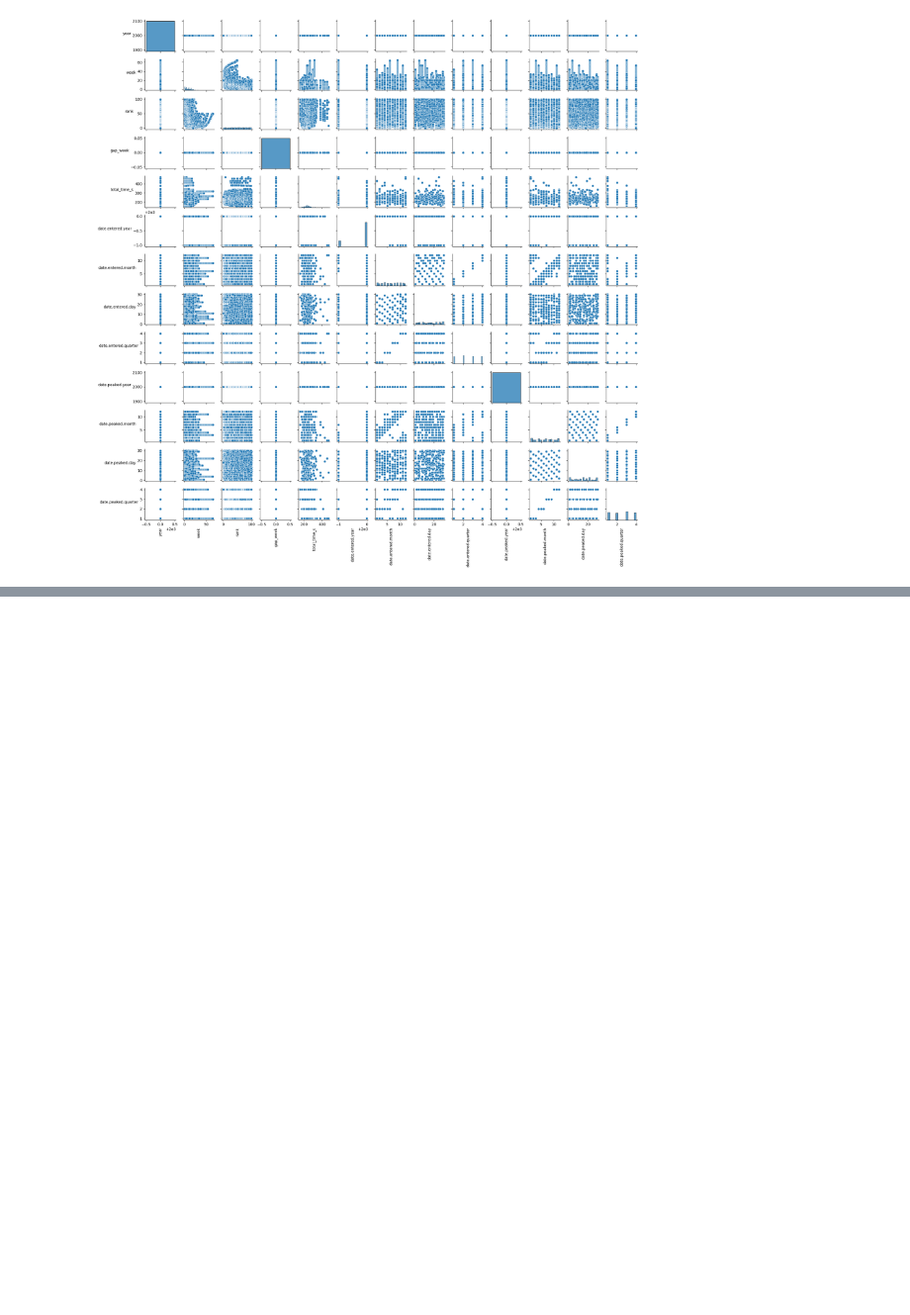
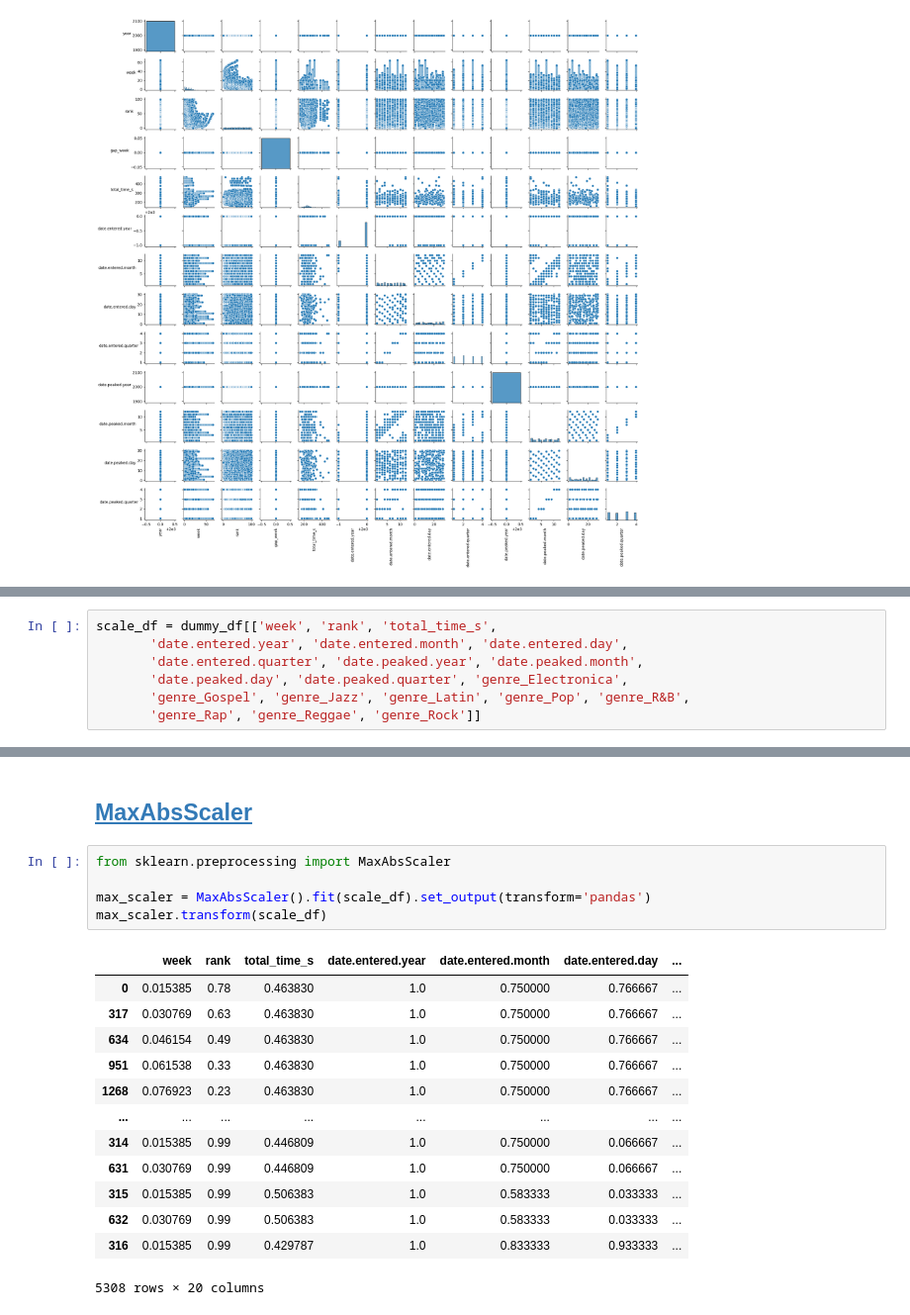
Before and after one commit to IpeBau/csci113i-business_intelligence, a Jupyter notebook: data_exploration_and_feature_relevance/data_exploration_and_feature_relevance.ipynb, the cells around one changed output, grey strips where cells are left out. Shown at 99% size. Saved outputs shown, nothing was run; the diff lists cells and outputs as text; blank space fills up the shorter version.

```diff
--- a/data_exploration_and_feature_relevance/data_exploration_and_feature_relevance.ipynb
+++ b/data_exploration_and_feature_relevance/data_exploration_and_feature_relevance.ipynb
@@ -718,0 +750,7 @@ plt.show()
+# %%
+scale_df = dummy_df[['week', 'rank', 'total_time_s',
+       'date.entered.year', 'date.entered.month', 'date.entered.day',
+       'date.entered.quarter', 'date.peaked.year', 'date.peaked.month',
+       'date.peaked.day', 'date.peaked.quarter', 'genre_Electronica',
+       'genre_Gospel', 'genre_Jazz', 'genre_Latin', 'genre_Pop', 'genre_R&B',
+       'genre_Rap', 'genre_Reggae', 'genre_Rock']]
@@ -718,0 +765,21 @@ plt.show()
+# %% [markdown]
+## [MaxAbsScaler](https://scikit-learn.org/stable/modules/generated/sklearn.preprocessing.MaxAbsScaler.html)
+# %%
+from sklearn.preprocessing import MaxAbsScaler
+
+max_scaler = MaxAbsScaler().fit(scale_df).set_output(transform='pandas')
+max_scaler.transform(scale_df)
+# %% [output]
+|  | week | rank | total_time_s | date.entered.year | date.entered.month | date.entered.day | ... |
+| 0 | 0.015385 | 0.78 | 0.463830 | 1.0 | 0.750000 | 0.766667 | ... |
+| 317 | 0.030769 | 0.63 | 0.463830 | 1.0 | 0.750000 | 0.766667 | ... |
+| 634 | 0.046154 | 0.49 | 0.463830 | 1.0 | 0.750000 | 0.766667 | ... |
+| 951 | 0.061538 | 0.33 | 0.463830 | 1.0 | 0.750000 | 0.766667 | ... |
+| 1268 | 0.076923 | 0.23 | 0.463830 | 1.0 | 0.750000 | 0.766667 | ... |
+| ... | ... | ... | ... | ... | ... | ... | ... |
+| 314 | 0.015385 | 0.99 | 0.446809 | 1.0 | 0.750000 | 0.066667 | ... |
+| 631 | 0.030769 | 0.99 | 0.446809 | 1.0 | 0.750000 | 0.066667 | ... |
+| 315 | 0.015385 | 0.99 | 0.506383 | 1.0 | 0.583333 | 0.033333 | ... |
+| 632 | 0.030769 | 0.99 | 0.506383 | 1.0 | 0.583333 | 0.033333 | ... |
+| 316 | 0.015385 | 0.99 | 0.429787 | 1.0 | 0.833333 | 0.933333 | ... |
+5308 rows × 20 columns
```
Also changed, not shown: parts of 40 cells of this notebook, 3 other files.
